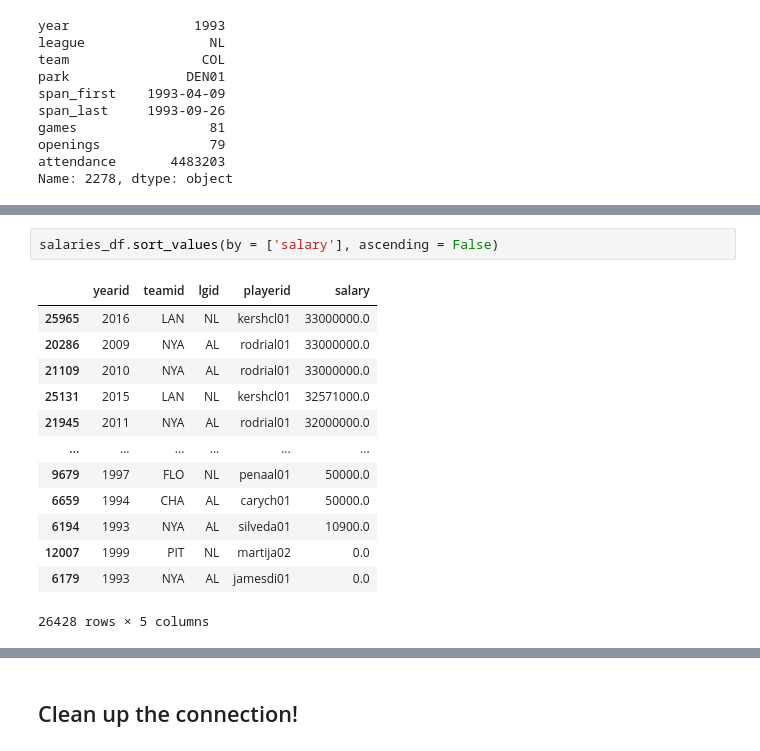
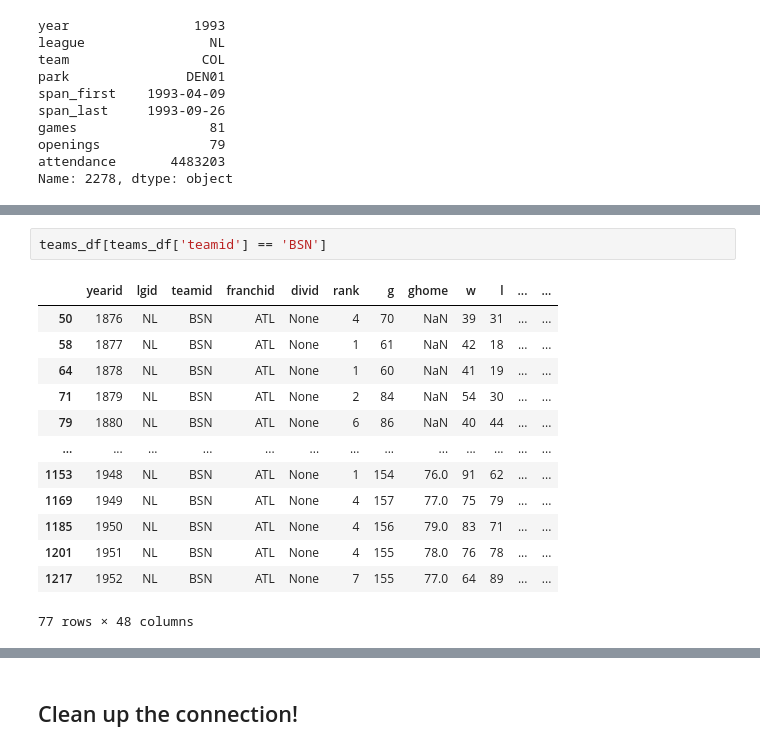
Before and after one commit to mwbarnesy/capstone, a Jupyter notebook: notebooks/lahman-mwb.ipynb, the cells around one changed output, grey strips where cells are left out. Saved outputs shown, nothing was run; the diff lists cells and outputs as text.

```diff
--- a/notebooks/lahman-mwb.ipynb
+++ b/notebooks/lahman-mwb.ipynb
@@ -66,16 +50,16 @@ Name: 20286, dtype: object
-# %%
-salaries_df.sort_values(by = ['salary'], ascending = False)
-# %% [output]
-|  | yearid | teamid | lgid | playerid | salary |
-| 25965 | 2016 | LAN | NL | kershcl01 | 33000000.0 |
-| 20286 | 2009 | NYA | AL | rodrial01 | 33000000.0 |
-| 21109 | 2010 | NYA | AL | rodrial01 | 33000000.0 |
-| 25131 | 2015 | LAN | NL | kershcl01 | 32571000.0 |
-| 21945 | 2011 | NYA | AL | rodrial01 | 32000000.0 |
-| ... | ... | ... | ... | ... | ... |
-| 9679 | 1997 | FLO | NL | penaal01 | 50000.0 |
-| 6659 | 1994 | CHA | AL | carych01 | 50000.0 |
-| 6194 | 1993 | NYA | AL | silveda01 | 10900.0 |
-| 12007 | 1999 | PIT | NL | martija02 | 0.0 |
-| 6179 | 1993 | NYA | AL | jamesdi01 | 0.0 |
-26428 rows × 5 columns
+# %%
+teams_df[teams_df['teamid'] == 'BSN']
+# %% [output]
+|  | yearid | lgid | teamid | franchid | divid | rank | g | ghome | w | l | ... | ... |
+| 50 | 1876 | NL | BSN | ATL | None | 4 | 70 | NaN | 39 | 31 | ... | ... |
+| 58 | 1877 | NL | BSN | ATL | None | 1 | 61 | NaN | 42 | 18 | ... | ... |
+| 64 | 1878 | NL | BSN | ATL | None | 1 | 60 | NaN | 41 | 19 | ... | ... |
+| 71 | 1879 | NL | BSN | ATL | None | 2 | 84 | NaN | 54 | 30 | ... | ... |
+| 79 | 1880 | NL | BSN | ATL | None | 6 | 86 | NaN | 40 | 44 | ... | ... |
+| ... | ... | ... | ... | ... | ... | ... | ... | ... | ... | ... | ... | ... |
+| 1153 | 1948 | NL | BSN | ATL | None | 1 | 154 | 76.0 | 91 | 62 | ... | ... |
+| 1169 | 1949 | NL | BSN | ATL | None | 4 | 157 | 77.0 | 75 | 79 | ... | ... |
+| 1185 | 1950 | NL | BSN | ATL | None | 4 | 156 | 79.0 | 83 | 71 | ... | ... |
+| 1201 | 1951 | NL | BSN | ATL | None | 4 | 155 | 78.0 | 76 | 78 | ... | ... |
+| 1217 | 1952 | NL | BSN | ATL | None | 7 | 155 | 77.0 | 64 | 89 | ... | ... |
+77 rows × 48 columns
```
Also changed, not shown: parts of 7 cells of this notebook.
